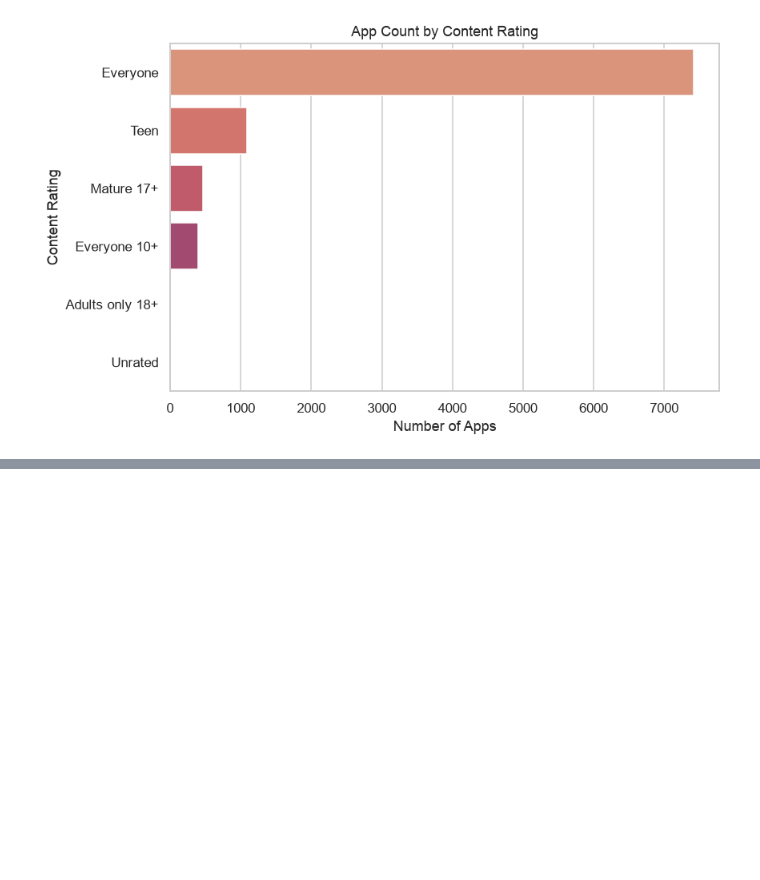
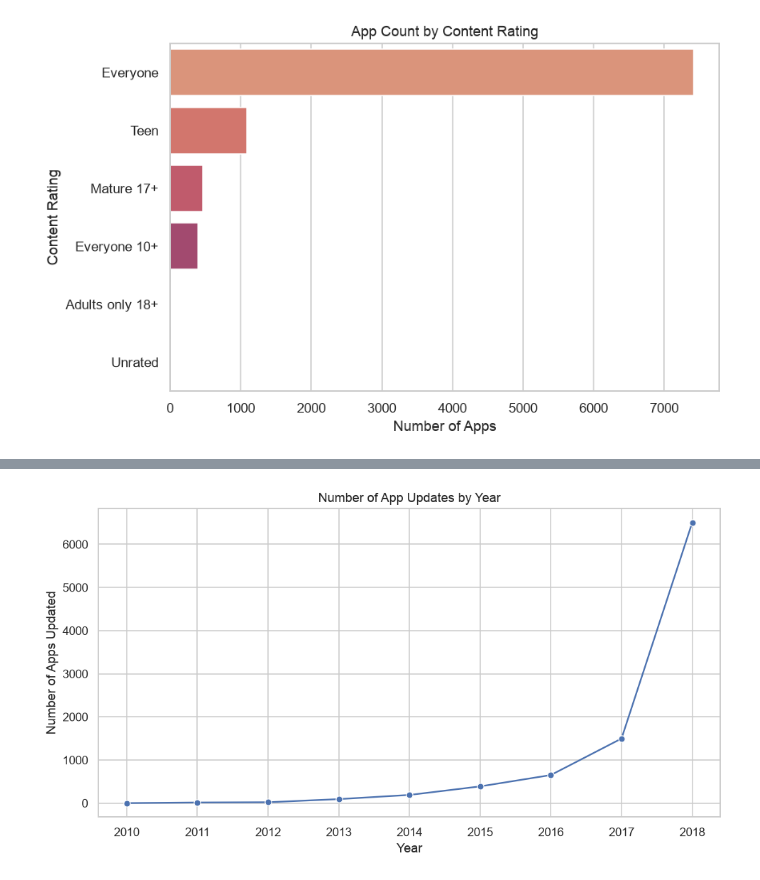
Before and after one commit to dilliram-code/mbust, a Jupyter notebook: Python Final Project/python_final_project.ipynb, the cells around one changed output, grey strips where cells are left out. Saved outputs shown, nothing was run; the diff lists cells and outputs as text; code cells hidden in the pictures; blank space fills up the shorter version.

```diff
--- a/Python Final Project/python_final_project.ipynb
+++ b/Python Final Project/python_final_project.ipynb
@@ -263,0 +287,11 @@ plt.show()
+# %%
+# 13. App updates over time (by year)
+
+plt.figure(figsize=(9,5))
+year_counts = df['Update_Year'].value_counts().sort_index()
+sns.lineplot(x=year_counts.index, y=year_counts.values, marker='o', color='#4C72B0')
+plt.title('Number of App Updates by Year')
+plt.xlabel('Year'); plt.ylabel('Number of Apps Updated')
+plt.tight_layout()
+# %% [output]
+[figure, added]
```
Also changed, not shown: parts of 9 cells of this notebook.
